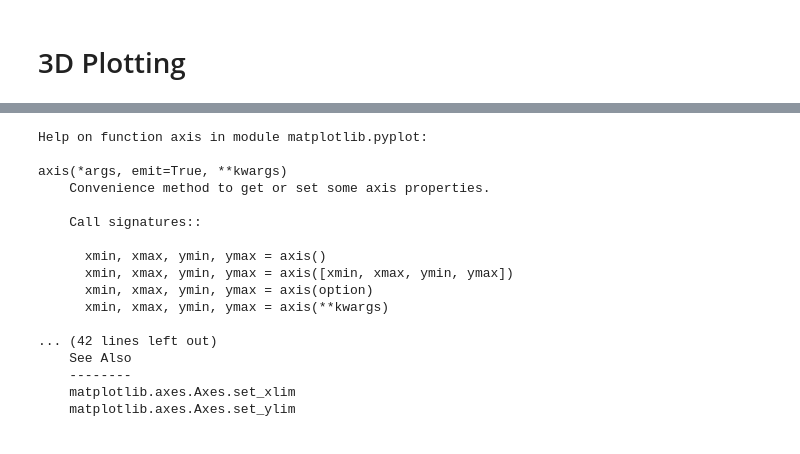
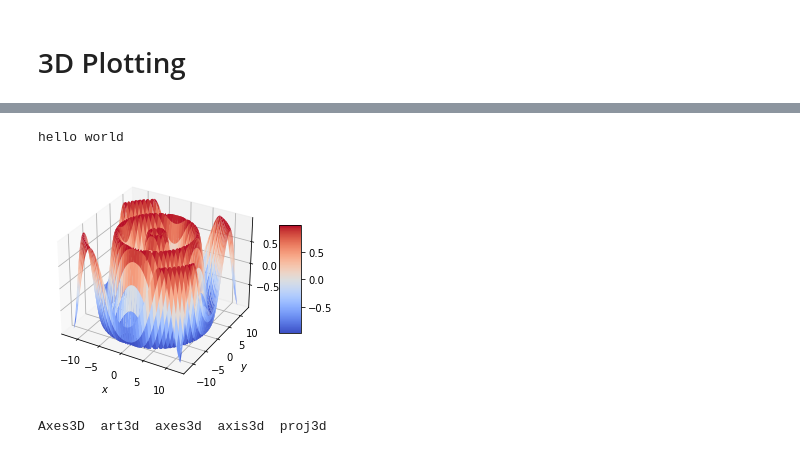
Before and after one commit to fuzzyklein/gcv-lab, a Jupyter notebook: gcv/notes/plot3D.ipynb, the cells around one changed output, grey strips where cells are left out. Saved outputs shown, nothing was run; the diff lists cells and outputs as text; code cells hidden in the pictures.

```diff
--- a/gcv/notes/plot3D.ipynb
+++ b/gcv/notes/plot3D.ipynb
@@ -68,20 +12,25 @@ show()
-# %%
-help(axis)
-# %% [output]
-Help on function axis in module matplotlib.pyplot:
-
-axis(*args, emit=True, **kwargs)
-    Convenience method to get or set some axis properties.
-
-    Call signatures::
-
-      xmin, xmax, ymin, ymax = axis()
-      xmin, xmax, ymin, ymax = axis([xmin, xmax, ymin, ymax])
-      xmin, xmax, ymin, ymax = axis(option)
-      xmin, xmax, ymin, ymax = axis(**kwargs)
-
-... (42 lines left out)
-    See Also
-    --------
-    matplotlib.axes.Axes.set_xlim
-    matplotlib.axes.Axes.set_ylim
+# %%
+exec((Path('../../../py/startup.py').read_text()))
+# %% [output]
+hello world
+# %%
+X = np.linspace(-12, 12, 128)
+Y = X
+X,Y = np.meshgrid(X,Y)
+# %%
+fig, ax = subplots(subplot_kw={"projection": "3d"})
+Z = np.sin(np.sqrt(X**2 + Y**2))
+surface = ax.plot_surface(X, Y, Z, cmap=cm.coolwarm, linewidth=1, antialiased=True)
+fig.colorbar(surface, shrink=.5, aspect=5)
+xlabel("$x$")
+ylabel("$y$")
+grid(True)
+
+show()
+# %% [output]
+[figure, added]
+# %%
+import mpl_toolkits.mplot3d as mp3d
+public(mp3d)
+# %% [output]
+Axes3D  art3d  axes3d  axis3d  proj3d
```
Also changed, not shown: parts of 7 cells of this notebook, 9 other files.
